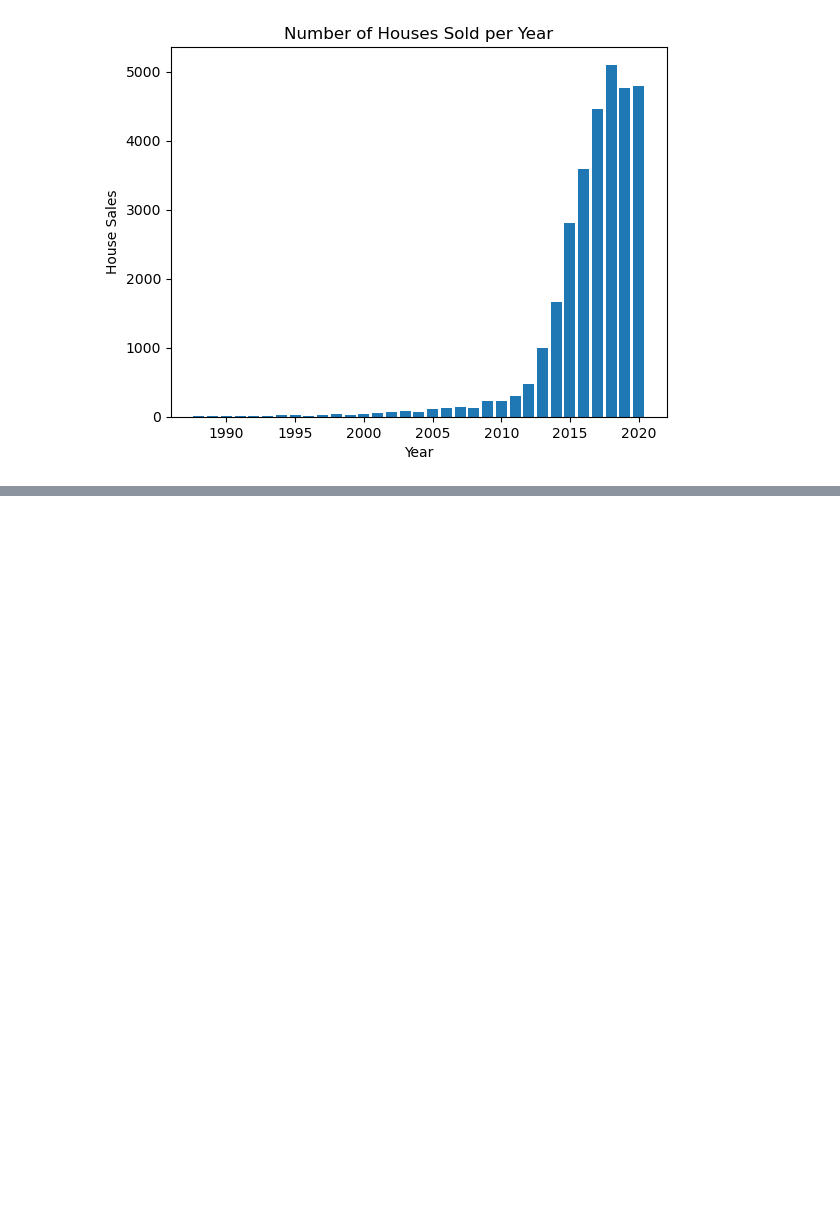
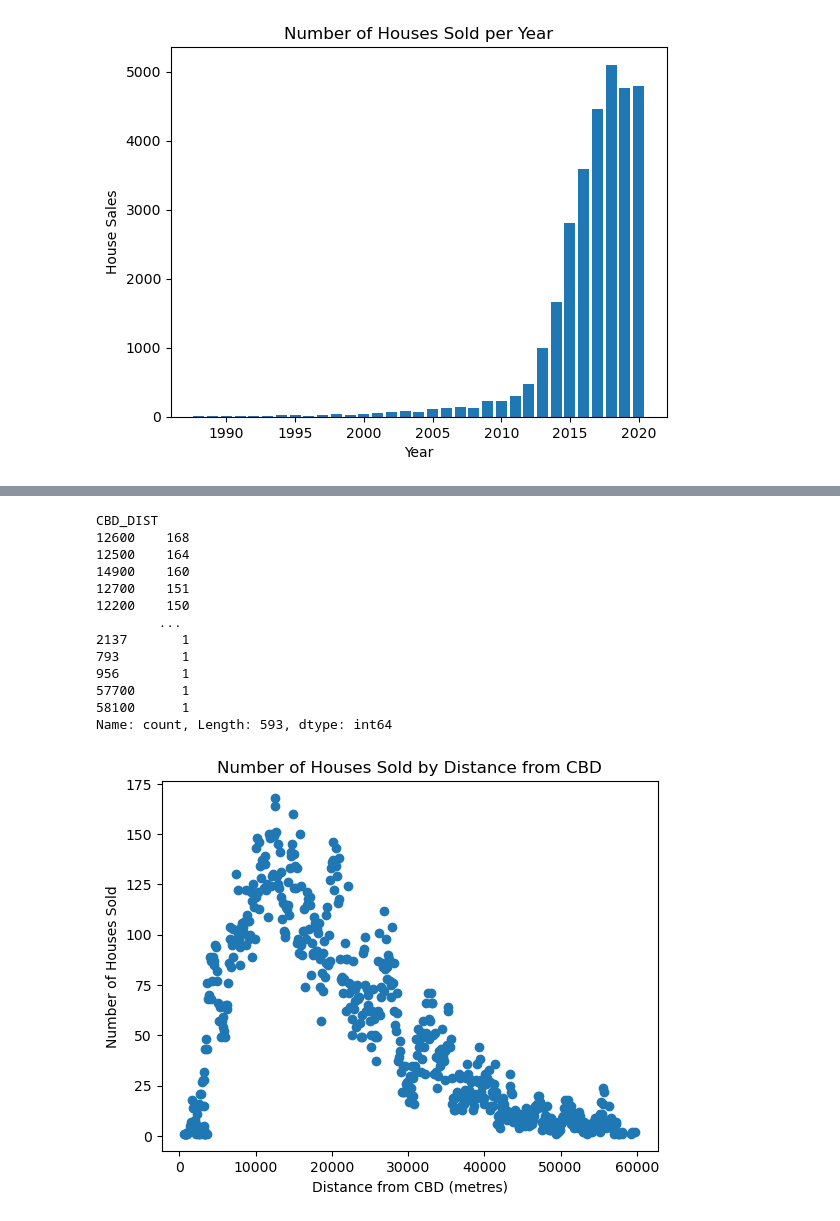
Before and after one commit to KavishNaran/Perth-Housing-Analysis, a Jupyter notebook: Perth_Housing_Analysis v2.ipynb, the cells around one changed output, grey strips where cells are left out. Saved outputs shown, nothing was run; the diff lists cells and outputs as text; code cells hidden in the pictures; blank space fills up the shorter version.

```diff
--- a/Perth_Housing_Analysis v2.ipynb
+++ b/Perth_Housing_Analysis v2.ipynb
@@ -99,0 +135,31 @@ plt.show()
+# %%
+# Number of Houses Sold per Postcode
+
+Sales_by_Dist_from_CBD = clean_perth_housing['CBD_DIST'].value_counts()
+
+print(Sales_by_Dist_from_CBD)
+
+plt.scatter(Sales_by_Dist_from_CBD.index, Sales_by_Dist_from_CBD.values)
+
+plt.xlabel('Distance from CBD (metres)')
+plt.ylabel('Number of Houses Sold')
+plt.title('Number of Houses Sold by Distance from CBD')
+
+plt.savefig('plot3.png')
+
+plt.show()
+# %% [output]
+CBD_DIST
+12600    168
+12500    164
+14900    160
+12700    151
+12200    150
+        ...
+2137       1
+793        1
+956        1
+57700      1
+58100      1
+Name: count, Length: 593, dtype: int64
+[figure, added]
```
Also changed, not shown: parts of 4 cells of this notebook, 4 other files.
